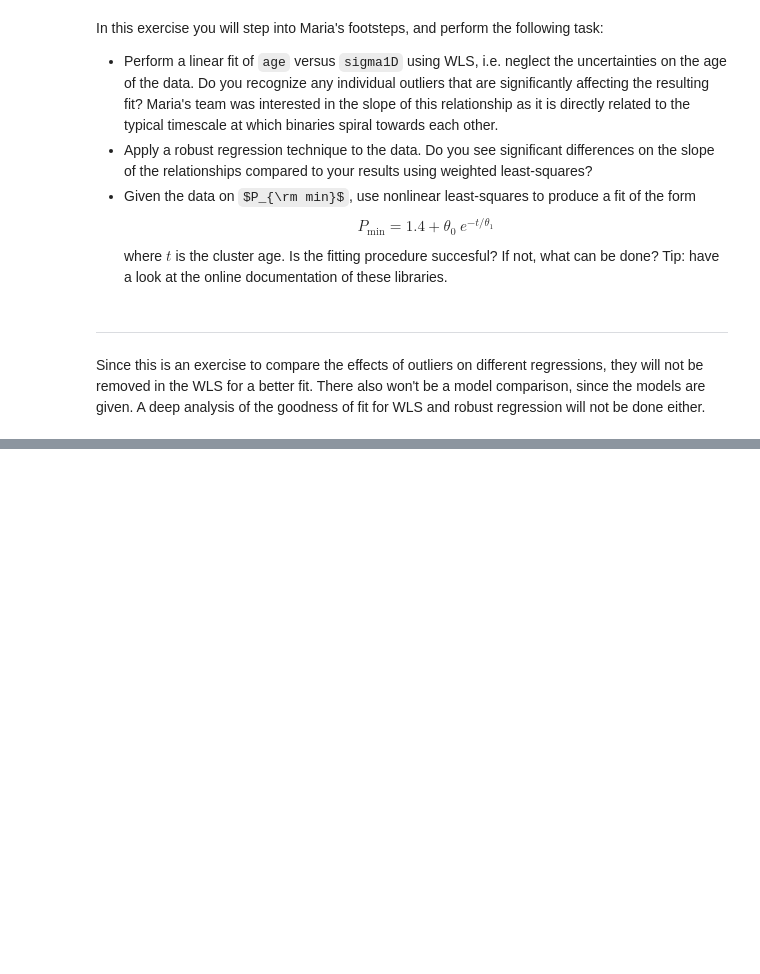
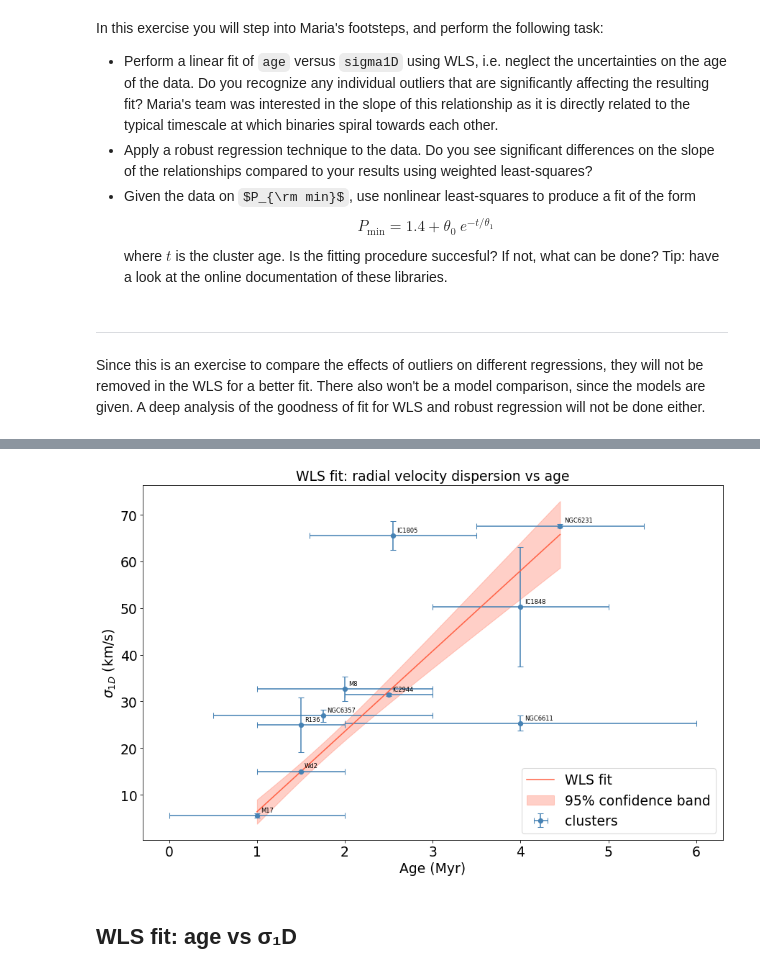
Before and after one commit to aapnegara/data-analysis-homework, a Jupyter notebook: HomeworkAssignment2_AAgungPrawiraNegara_NandVanDeun.ipynb, the cells around one changed output, grey strips where cells are left out. Saved outputs shown, nothing was run; the diff lists cells and outputs as text; code cells hidden in the pictures; some formulas as TeX source; blank space fills up the shorter version.

```diff
--- a/HomeworkAssignment2_AAgungPrawiraNegara_NandVanDeun.ipynb
+++ b/HomeworkAssignment2_AAgungPrawiraNegara_NandVanDeun.ipynb
@@ -539,0 +573,31 @@ plt.show()
+# %%
+age_range = np.linspace(age.min(), age.max(), 200)
+X_pred = sm.add_constant(age_range)
+
+pred = wlsFit.get_prediction(X_pred)
+pred_df = pred.summary_frame(alpha=0.05)
+
+fig, ax = plt.subplots(figsize=(12, 8))
+
+ax.errorbar(age, s1D,
+            xerr=age_err, yerr=s1D_err,
+            fmt='o', color='steelblue', capsize=4, label='clusters')
+
+for i, name in enumerate(data['cluster']):
+    ax.annotate(name, (age.iloc[i], s1D.iloc[i]),
+                textcoords="offset points", xytext=(5, 5), fontsize=8)
+
+ax.plot(age_range, pred_df['mean'], color='tomato', label='WLS fit')
+ax.fill_between(age_range, pred_df['mean_ci_lower'], pred_df['mean_ci_upper'],
+                alpha=0.3, color='tomato', label='95% confidence band')
+
+ax.set_xlabel('Age (Myr)')
+ax.set_ylabel(r'$\sigma_{1D}$ (km/s)')
+ax.set_title('WLS fit: radial velocity dispersion vs age')
+ax.legend()
+plt.tight_layout()
+plt.show()
+# %% [output]
+[figure, added]
+# %% [markdown]
+## WLS fit: age vs σ₁D
```
Also changed, not shown: parts of 16 cells of this notebook.
